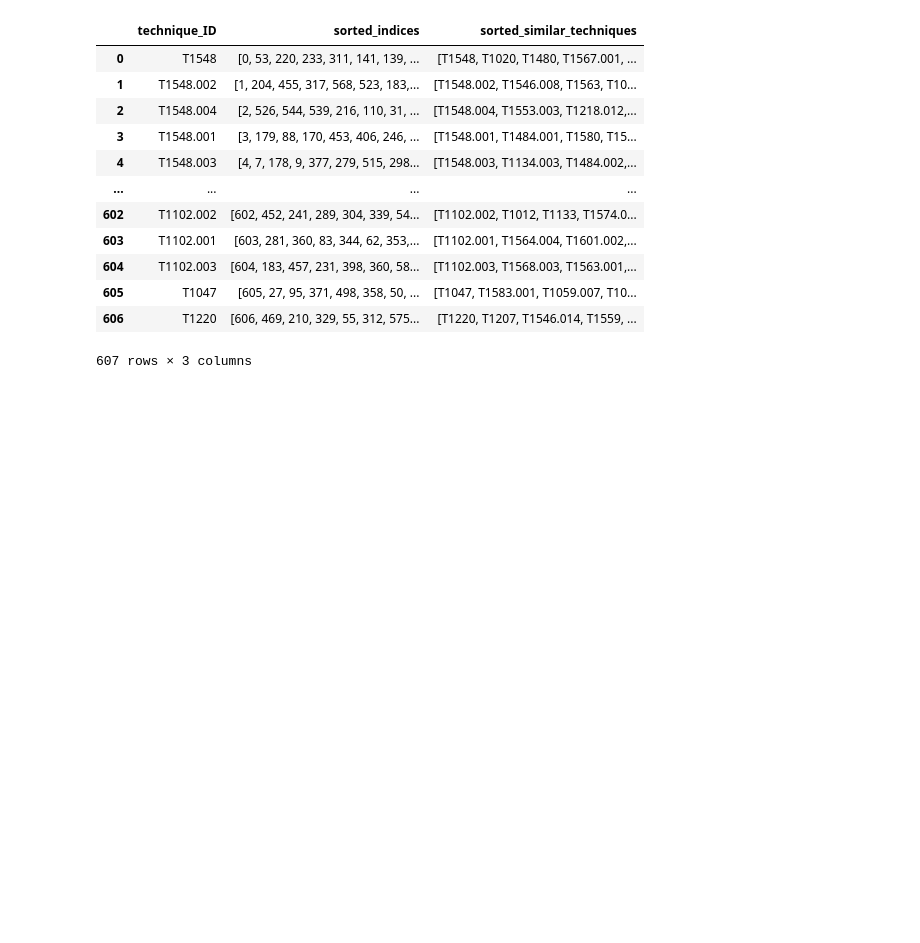
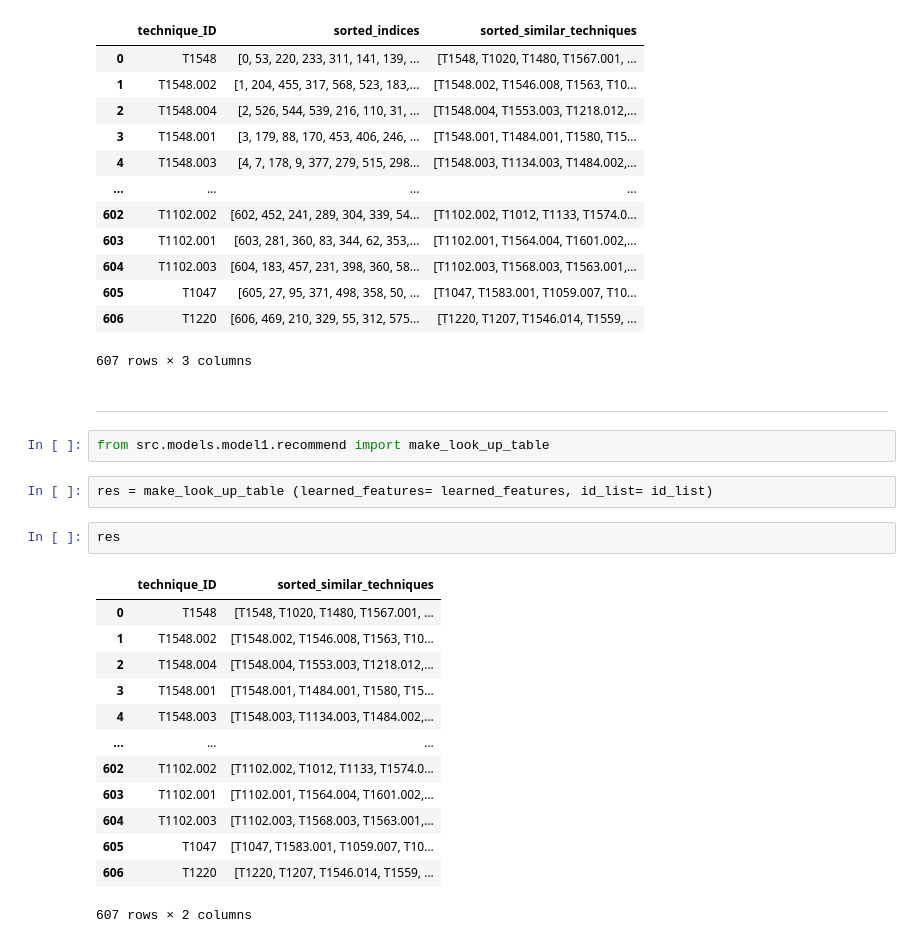
Before and after one commit to hcvu1050/hieuchivu-gt24-repo3, a Jupyter notebook: notebooks/unit_test_8_model_load.ipynb, the cells around one changed output. Saved outputs shown, nothing was run; the diff lists cells and outputs as text; blank space fills up the shorter version.

Commit message:
module: make look-up table

```diff
--- a/notebooks/unit_test_8_model_load.ipynb
+++ b/notebooks/unit_test_8_model_load.ipynb
@@ -333,3 +333,25 @@ look_up_table
 | 605 | T1047 | [605, 27, 95, 371, 498, 358, 50, ... | [T1047, T1583.001, T1059.007, T10... |
 | 606 | T1220 | [606, 469, 210, 329, 55, 312, 575... | [T1220, T1207, T1546.014, T1559, ... |
 607 rows × 3 columns
+# %% [markdown]
+---
+# %%
+from src.models.model1.recommend import make_look_up_table
+# %%
+res = make_look_up_table (learned_features= learned_features, id_list= id_list)
+# %%
+res
+# %% [output]
+|  | technique_ID | sorted_similar_techniques |
+| 0 | T1548 | [T1548, T1020, T1480, T1567.001, ... |
+| 1 | T1548.002 | [T1548.002, T1546.008, T1563, T10... |
+| 2 | T1548.004 | [T1548.004, T1553.003, T1218.012,... |
+| 3 | T1548.001 | [T1548.001, T1484.001, T1580, T15... |
+| 4 | T1548.003 | [T1548.003, T1134.003, T1484.002,... |
+| ... | ... | ... |
+| 602 | T1102.002 | [T1102.002, T1012, T1133, T1574.0... |
+| 603 | T1102.001 | [T1102.001, T1564.004, T1601.002,... |
+| 604 | T1102.003 | [T1102.003, T1568.003, T1563.001,... |
+| 605 | T1047 | [T1047, T1583.001, T1059.007, T10... |
+| 606 | T1220 | [T1220, T1207, T1546.014, T1559, ... |
+607 rows × 2 columns
```
Also changed, not shown: 5 other files.
